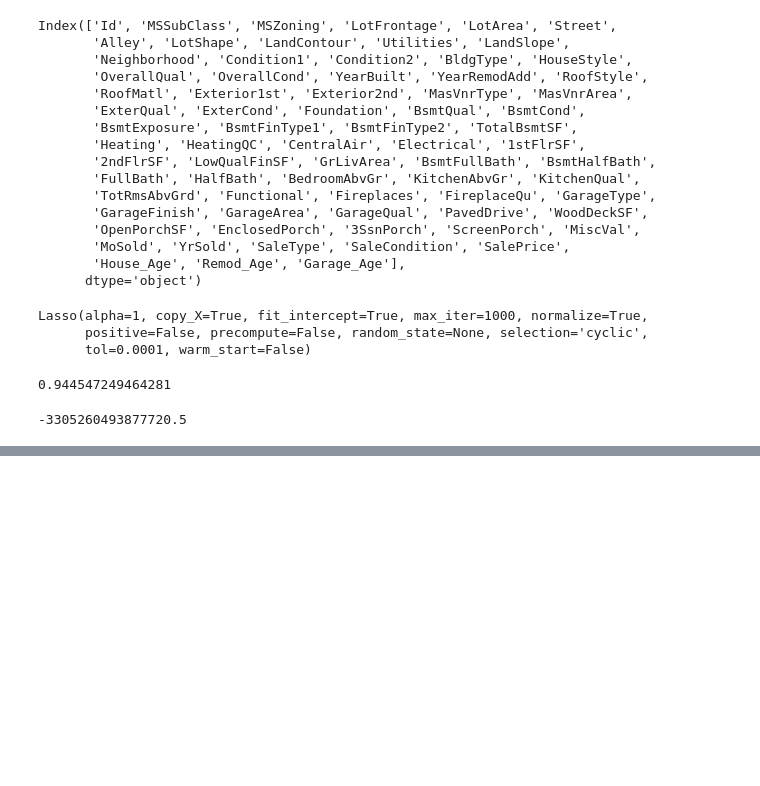
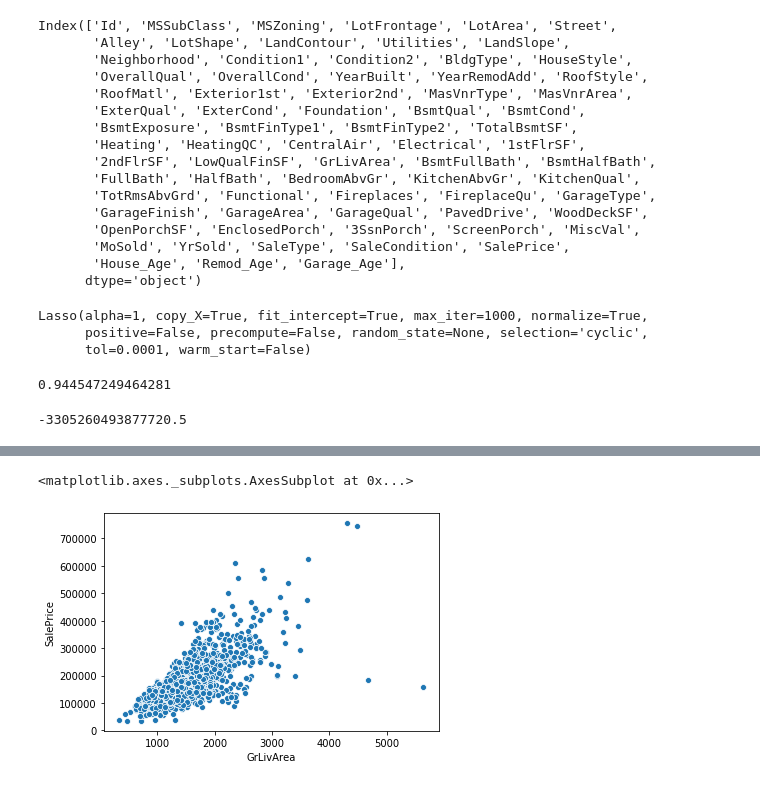
Before and after one commit to alexandertin/HousingML, a Jupyter notebook: Jay/Data_Clean.ipynb, the cells around one changed output, grey strips where cells are left out. Drawn from its saved outputs; the diff is of its cells as text; code cells hidden in the pictures; blank space fills up the shorter version.

```diff
--- a/Jay/Data_Clean.ipynb
+++ b/Jay/Data_Clean.ipynb
@@ -434,0 +456,2 @@ ols.score(X2_test, y2_test)
+# %%
+data = pd.read_csv('/Users/jaycohen/Documents/NYCDSA/Machine_Learning_Housing_Project/HousingML/train05-23.csv')
@@ -434,0 +460,5 @@ ols.score(X2_test, y2_test)
+# %%
+sns.scatterplot(data['GrLivArea'],data['SalePrice'])
+# %% [output]
+<matplotlib.axes._subplots.AxesSubplot at 0x...>
+[figure, added]
```
Also changed, not shown: parts of 5 cells of this notebook, 3 other files.
